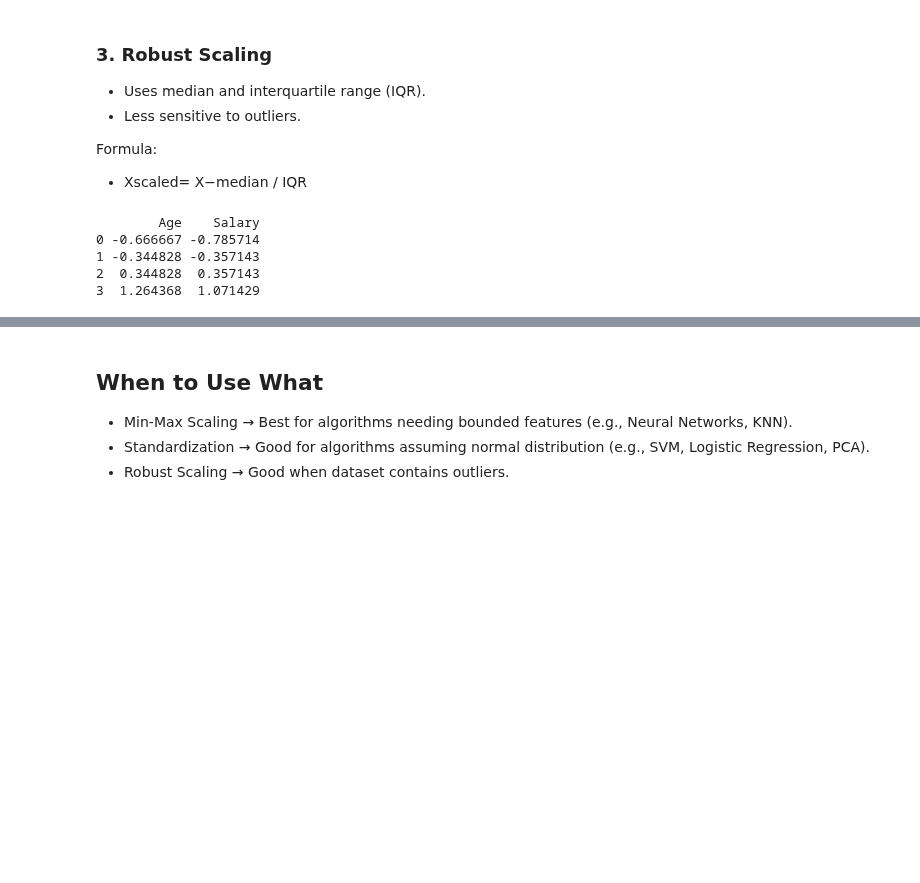
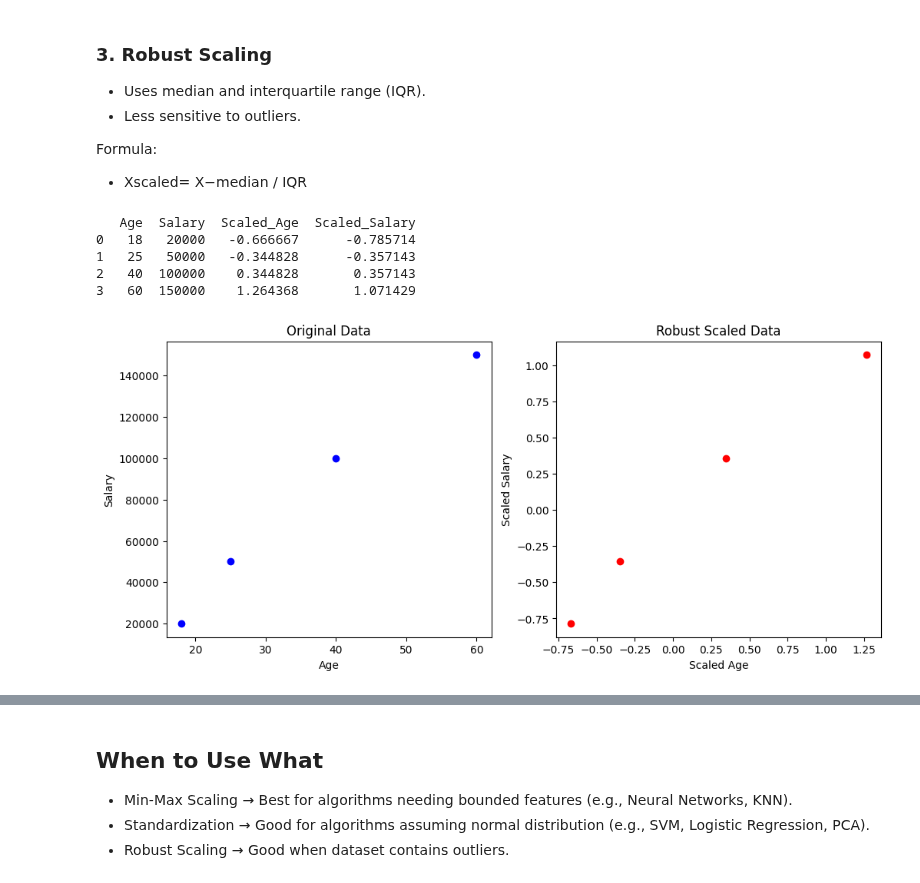
Before and after one commit to ejazurrehman/AI---Data_Science_Course, a Jupyter notebook: pyton_for_data_science/20_feature_scaling.ipynb, the cells around one changed output, grey strips where cells are left out. Cells and saved outputs as stored; diff of their text form; code cells hidden in the pictures; blank space fills up the shorter version.

```diff
--- a/pyton_for_data_science/20_feature_scaling.ipynb
+++ b/pyton_for_data_science/20_feature_scaling.ipynb
@@ -82,12 +204,45 @@ Formula:
 from sklearn.preprocessing import RobustScaler
 
 scaler = RobustScaler()
-scaled = scaler.fit_transform(df)
+df['Scaled_Age'] = scaler.fit_transform(df[['Age']])
+df['Scaled_Salary'] = scaler.fit_transform(df[['Salary']])
 
-print(pd.DataFrame(scaled, columns=df.columns))
+print(df.head())
 # %% [output]
-        Age    Salary
-0 -0.666667 -0.785714
-1 -0.344828 -0.357143
-2  0.344828  0.357143
-3  1.264368  1.071429
+   Age  Salary  Scaled_Age  Scaled_Salary
+0   18   20000   -0.666667      -0.785714
+1   25   50000   -0.344828      -0.357143
+2   40  100000    0.344828       0.357143
+3   60  150000    1.264368       1.071429
+# %%
+import matplotlib.pyplot as plt
+import pandas as pd
+
+# Example Data
+data = {
+    'Age': [18, 25, 40, 60],
+    'Salary': [20000, 50000, 100000, 150000],
+    'Scaled_Age': [-0.666667, -0.344828, 0.344828, 1.264368],
+    'Scaled_Salary': [-0.785714, -0.357143, 0.357143, 1.071429]
+}
+
+df = pd.DataFrame(data)
+
+# Plot side-by-side comparison
+fig, axes = plt.subplots(1, 2, figsize=(12, 5))
+
+# Original Data
+axes[0].scatter(df['Age'], df['Salary'], color="blue")
+axes[0].set_title("Original Data")
+axes[0].set_xlabel("Age")
+axes[0].set_ylabel("Salary")
+
+# Scaled Data
+axes[1].scatter(df['Scaled_Age'], df['Scaled_Salary'], color="red")
+axes[1].set_title("Robust Scaled Data")
+axes[1].set_xlabel("Scaled Age")
+axes[1].set_ylabel("Scaled Salary")
+
+plt.show()
+# %% [output]
+[figure, added]
```
Also changed, not shown: parts of 13 cells of this notebook.
